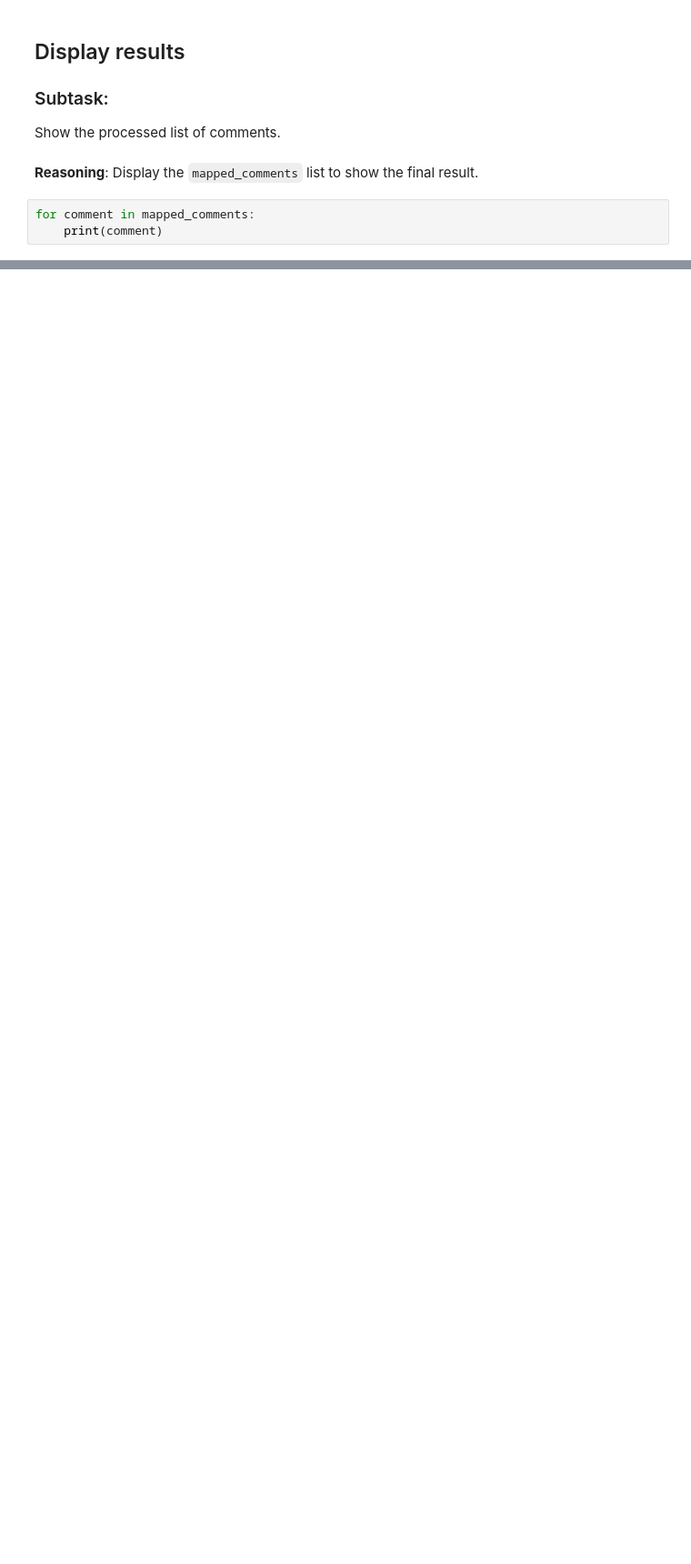
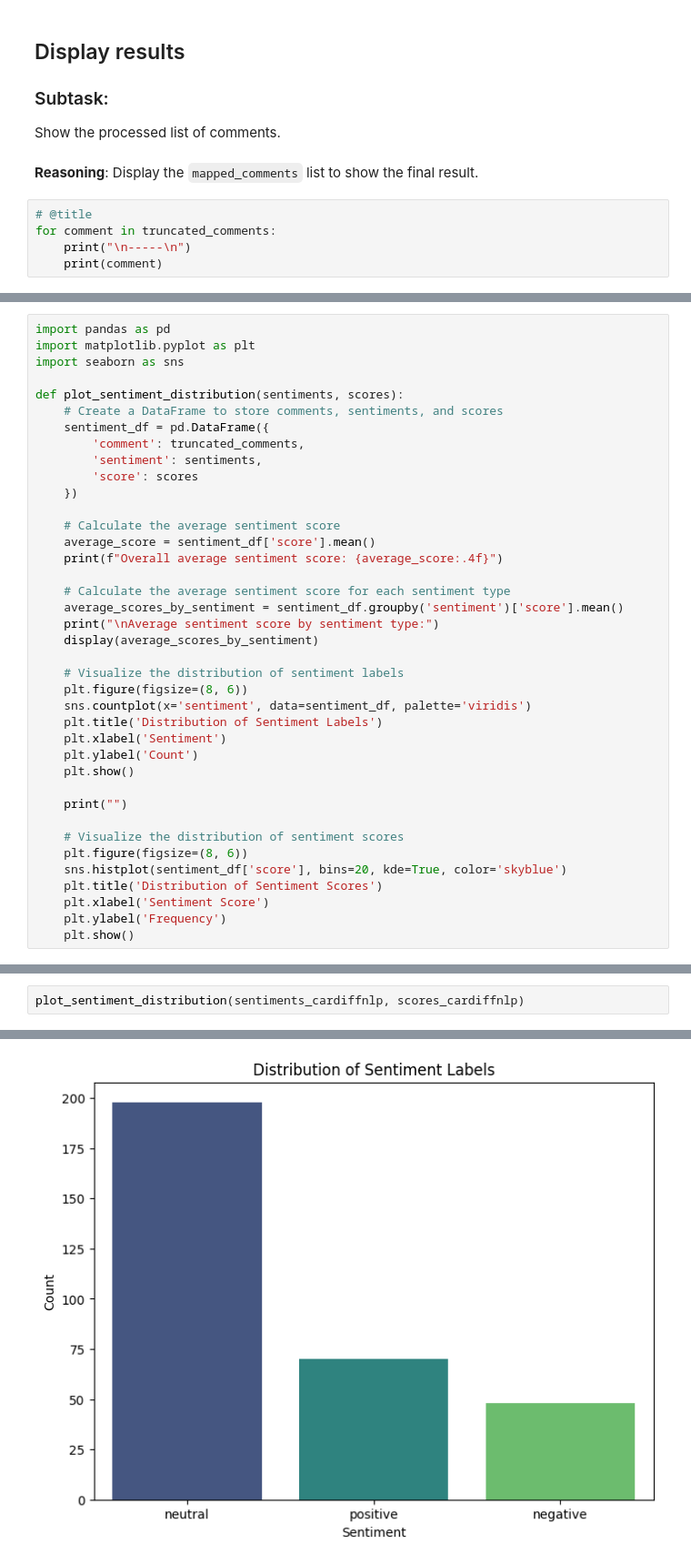
Before and after one commit to inathanms/Evolucao_Software_2025-2_goose, a Jupyter notebook: Evolucao_Software_2025_2_goose.ipynb, the cells around one changed output, grey strips where cells are left out. Shown at 91% size. Drawn from its saved outputs; the diff is of its cells as text; blank space fills up the shorter version.

Commit message:
feat: adicionar análise de sentimentos (WIP)

```diff
--- a/Evolucao_Software_2025_2_goose.ipynb
+++ b/Evolucao_Software_2025_2_goose.ipynb
@@ -181,6 +190,8 @@ Show the processed list of comments.
 **Reasoning**:
 Display the `mapped_comments` list to show the final result.
 # %%
-for comment in mapped_comments:
+# @title
+for comment in truncated_comments:
+    print("\n-----\n")
     print(comment)
 # %% [output]
@@ -203,0 +306,39 @@ Makes sense, will leave it unchanged here so tylers Pull Request doesn't get a c
+# %%
+import pandas as pd
+import matplotlib.pyplot as plt
+import seaborn as sns
+
+def plot_sentiment_distribution(sentiments, scores):
+    # Create a DataFrame to store comments, sentiments, and scores
+    sentiment_df = pd.DataFrame({
+        'comment': truncated_comments,
+        'sentiment': sentiments,
+        'score': scores
+    })
+
+    # Calculate the average sentiment score
+    average_score = sentiment_df['score'].mean()
+    print(f"Overall average sentiment score: {average_score:.4f}")
+
+    # Calculate the average sentiment score for each sentiment type
+    average_scores_by_sentiment = sentiment_df.groupby('sentiment')['score'].mean()
+    print("\nAverage sentiment score by sentiment type:")
+    display(average_scores_by_sentiment)
+
+    # Visualize the distribution of sentiment labels
+    plt.figure(figsize=(8, 6))
+    sns.countplot(x='sentiment', data=sentiment_df, palette='viridis')
+    plt.title('Distribution of Sentiment Labels')
+    plt.xlabel('Sentiment')
+    plt.ylabel('Count')
+    plt.show()
+
+    print("")
+
+    # Visualize the distribution of sentiment scores
+    plt.figure(figsize=(8, 6))
+    sns.histplot(sentiment_df['score'], bins=20, kde=True, color='skyblue')
+    plt.title('Distribution of Sentiment Scores')
+    plt.xlabel('Sentiment Score')
+    plt.ylabel('Frequency')
+    plt.show()
@@ -203,0 +347,3 @@ Makes sense, will leave it unchanged here so tylers Pull Request doesn't get a c
+# %%
+plot_sentiment_distribution(sentiments_cardiffnlp, scores_cardiffnlp)
+# %% [output]
@@ -203,0 +362 @@ Makes sense, will leave it unchanged here so tylers Pull Request doesn't get a c
+[figure, added]
```
Also changed, not shown: parts of 24 cells of this notebook.
